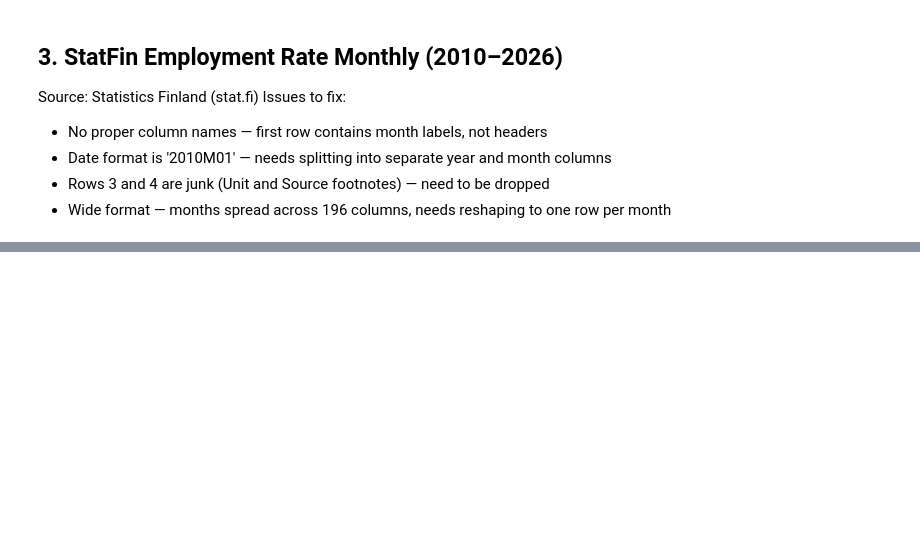
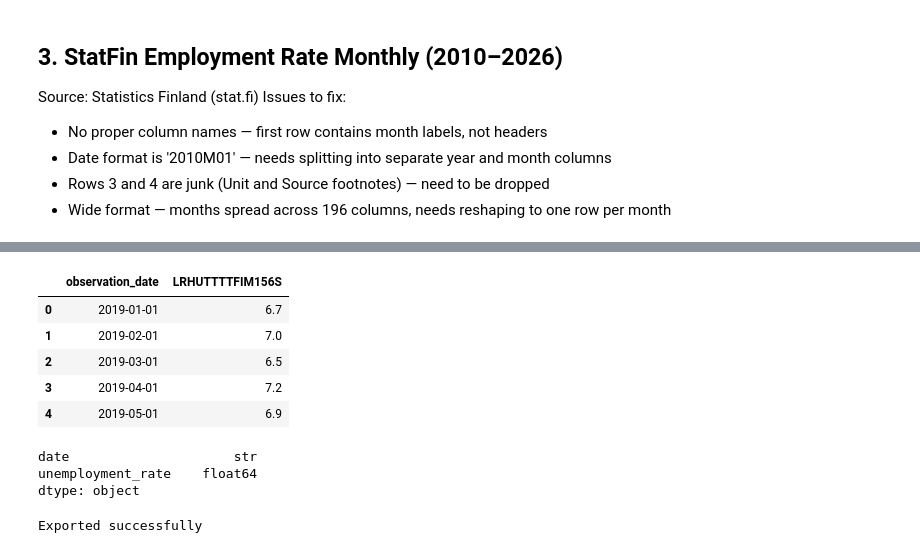
Before and after one commit to shreyakhetani/finland-labor-market-gig-shift-2019-2026, a Jupyter notebook: Scripts/Clean_data.ipynb, the cells around one changed output, grey strips where cells are left out. Saved outputs shown, nothing was run; the diff lists cells and outputs as text; code cells hidden in the pictures; blank space fills up the shorter version.

```diff
--- a/Scripts/Clean_data.ipynb
+++ b/Scripts/Clean_data.ipynb
@@ -268,0 +335,12 @@ df_eurostat=pd.read_csv('../data/raw/eurostat_unemployment_monthly_eu_2025.csv')
+# %%
+# Load raw FRED Finland unemployment data
+df_fred_unemployment = pd.read_csv('../data/raw/fred_finland_unemployment_monthly_2019_2026.csv')
+# %%
+df_fred_unemployment.head()
+# %% [output]
+|  | observation_date | LRHUTTTTFIM156S |
+| 0 | 2019-01-01 | 6.7 |
+| 1 | 2019-02-01 | 7.0 |
+| 2 | 2019-03-01 | 6.5 |
+| 3 | 2019-04-01 | 7.2 |
+| 4 | 2019-05-01 | 6.9 |
@@ -268,0 +351,7 @@ df_eurostat=pd.read_csv('../data/raw/eurostat_unemployment_monthly_eu_2025.csv')
+# %%
+# Check data types before cleaning
+df_fred_unemployment.dtypes
+# %% [output]
+date                     str
+unemployment_rate    float64
+dtype: object
@@ -268,0 +369,5 @@ df_eurostat=pd.read_csv('../data/raw/eurostat_unemployment_monthly_eu_2025.csv')
+# %%
+# Export cleaned dataframe to CSV for PostgreSQL import
+df_fred_unemployment.to_csv('../data/cleaned/fred_finland_unemployment_monthly_2019_2026.csv', index=False)
+# %% [output]
+Exported successfully
```
Also changed, not shown: parts of 45 cells of this notebook, 5 other files.
